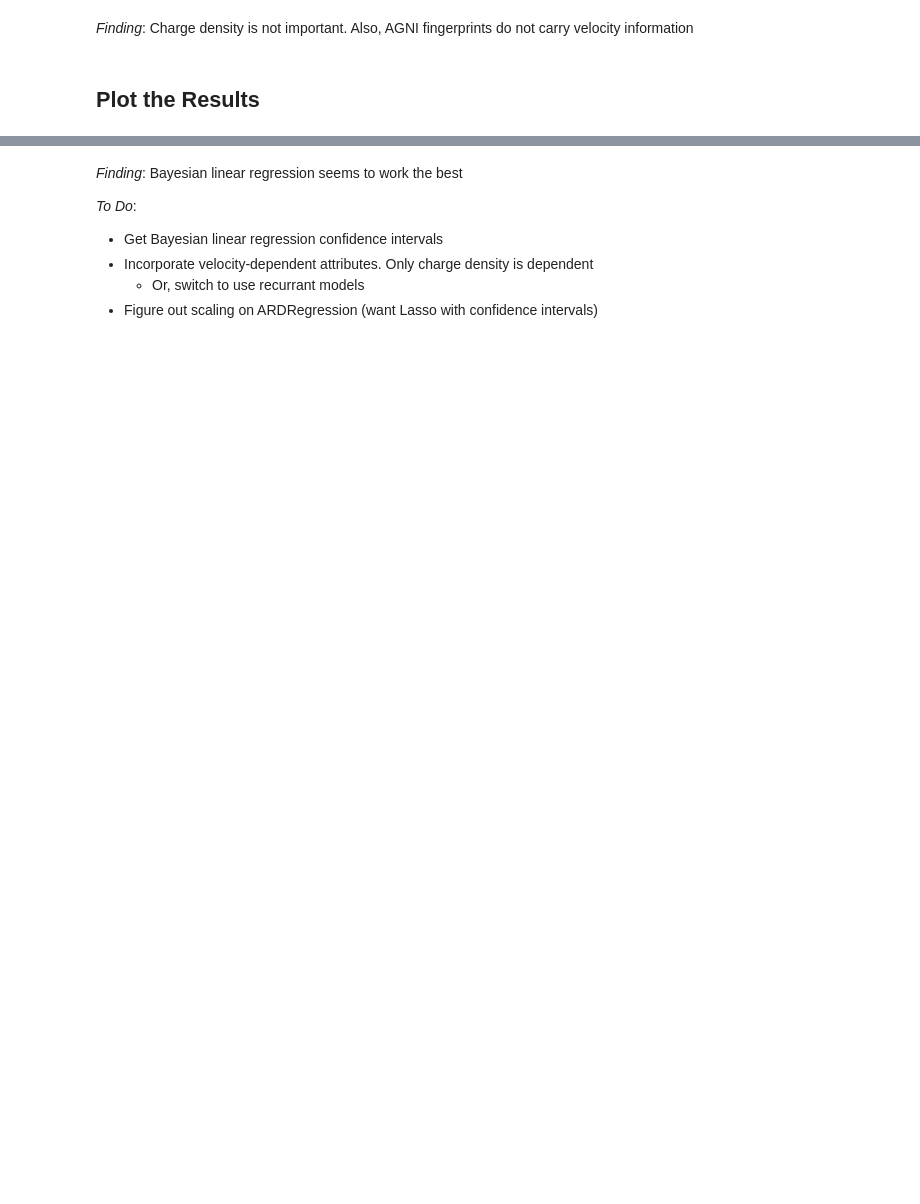
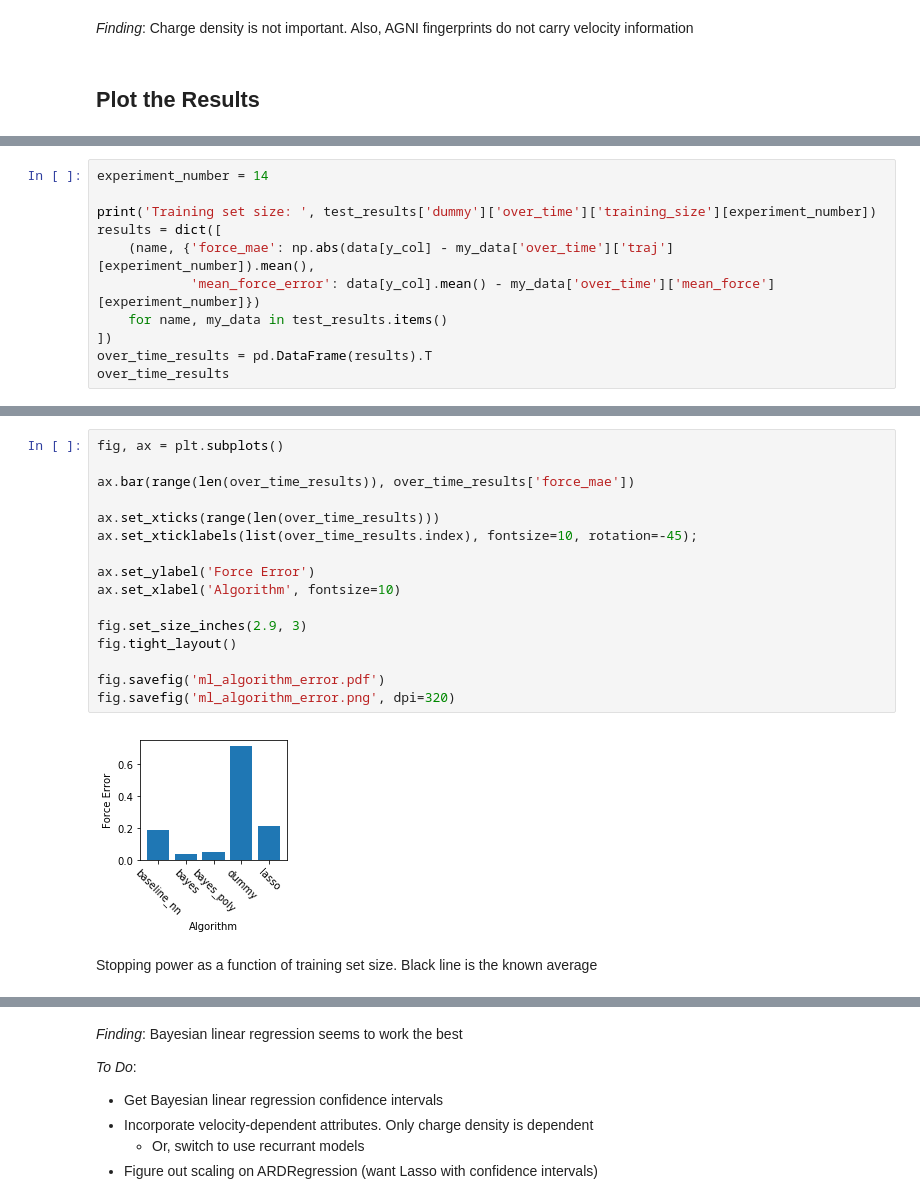
Before and after one commit to globus-labs/stopping-power-ml, a Jupyter notebook: build-machine-learning-model.ipynb, the cells around one changed output, grey strips where cells are left out. Drawn from its saved outputs; the diff is of its cells as text; blank space fills up the shorter version.

```diff
--- a/build-machine-learning-model.ipynb
+++ b/build-machine-learning-model.ipynb
@@ -254,0 +262,11 @@ pd.DataFrame({'feature':X_cols, 'weight':model.best_estimator_.coef_})
+# %%
+experiment_number = 14
+
+print('Training set size: ', test_results['dummy']['over_time']['training_size'][experiment_number])
+results = dict([
+    (name, {'force_mae': np.abs(data[y_col] - my_data['over_time']['traj'][experiment_number]).mean(),
+            'mean_force_error': data[y_col].mean() - my_data['over_time']['mean_force'][experiment_number]})
+    for name, my_data in test_results.items()
+])
+over_time_results = pd.DataFrame(results).T
+over_time_results
@@ -255,3 +281,23 @@ pd.DataFrame({'feature':X_cols, 'weight':model.best_estimator_.coef_})
+# %%
+fig, ax = plt.subplots()
+
+ax.bar(range(len(over_time_results)), over_time_results['force_mae'])
+
+ax.set_xticks(range(len(over_time_results)))
+ax.set_xticklabels(list(over_time_results.index), fontsize=10, rotation=-45);
+
+ax.set_ylabel('Force Error')
+ax.set_xlabel('Algorithm', fontsize=10)
+
+fig.set_size_inches(2.9, 3)
+fig.tight_layout()
+
+fig.savefig('ml_algorithm_error.pdf')
+fig.savefig('ml_algorithm_error.png', dpi=320)
+# %% [output]
+[figure, added]
+# %% [markdown]
+Stopping power as a function of training set size. Black line is the known average
 # %%
 fig, ax = plt.subplots()
 
```
Also changed, not shown: parts of 19 cells of this notebook, 1 other file.
